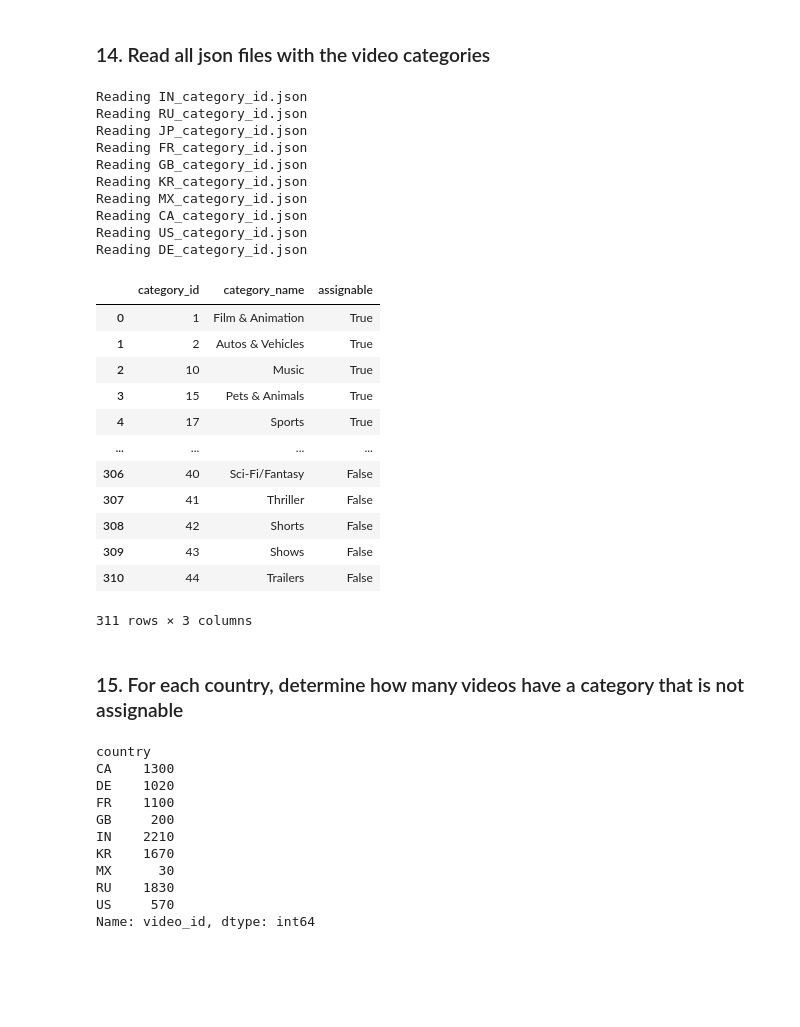
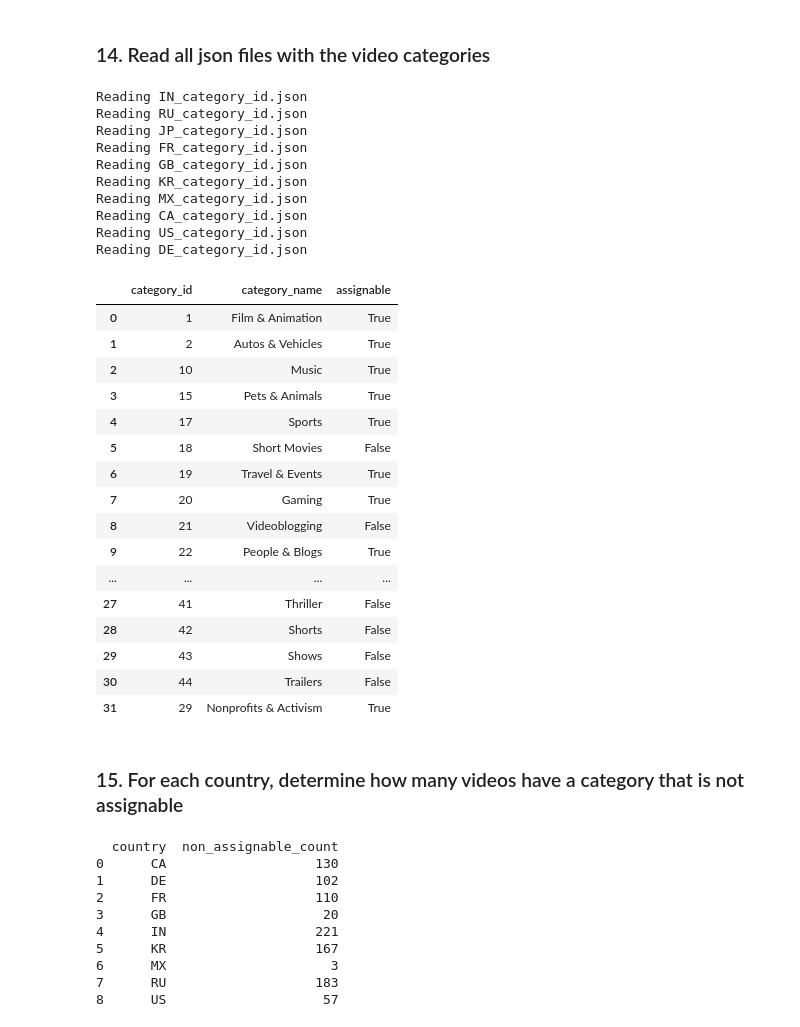
Before and after one commit to meryannjoy/Foundations-of-Computer-Science, a Jupyter notebook: Youtube Trending Notebook.ipynb, the cells around one changed output. Cells and saved outputs as stored; diff of their text form; code cells hidden in the pictures; blank space fills up the shorter version.

Commit message:
drop duplicate

```diff
--- a/Youtube Trending Notebook.ipynb
+++ b/Youtube Trending Notebook.ipynb
@@ -223,9 +223,7 @@ print(df_max_views[['month', 'country', 'video_id','title', 'views']].head())
 # %% [markdown]
 ### 14. Read all json files with the video categories
 # %%
-import os
 import json
-import pandas as pd
 
 json_folder = 'categories'
 df_list = []
@@ -244,40 +242,45 @@ for file in os.listdir(json_folder):
         df_temp = df_temp[['id', 'snippet.title', 'snippet.assignable']]
 
         # Rinominiamo per coerenza con dataframe video
         df_temp.columns = ['category_id', 'category_name', 'assignable']
 
         # Convertiamo category_id in numero intero
         df_temp['category_id'] = df_temp['category_id'].astype(int)
 
         df_list.append(df_temp)
 
 df_categories = pd.concat(df_list, ignore_index=True)
+df_categories = df_categories.drop_duplicates(subset=['category_id']).reset_index(drop=True)
 
 df_categories
 # %% [output]
 Reading IN_category_id.json
 Reading RU_category_id.json
 Reading JP_category_id.json
 Reading FR_category_id.json
 Reading GB_category_id.json
 Reading KR_category_id.json
 Reading MX_category_id.json
 Reading CA_category_id.json
 Reading US_category_id.json
 Reading DE_category_id.json
 |  | category_id | category_name | assignable |
 | 0 | 1 | Film & Animation | True |
 | 1 | 2 | Autos & Vehicles | True |
 | 2 | 10 | Music | True |
 | 3 | 15 | Pets & Animals | True |
 | 4 | 17 | Sports | True |
+| 5 | 18 | Short Movies | False |
+| 6 | 19 | Travel & Events | True |
+| 7 | 20 | Gaming | True |
+| 8 | 21 | Videoblogging | False |
+| 9 | 22 | People & Blogs | True |
 | ... | ... | ... | ... |
-| 306 | 40 | Sci-Fi/Fantasy | False |
-| 307 | 41 | Thriller | False |
-| 308 | 42 | Shorts | False |
-| 309 | 43 | Shows | False |
-| 310 | 44 | Trailers | False |
+| 27 | 41 | Thriller | False |
+| 28 | 42 | Shorts | False |
+| 29 | 43 | Shows | False |
+| 30 | 44 | Trailers | False |
+| 31 | 29 | Nonprofits & Activism | True |
-311 rows × 3 columns
 # %% [markdown]
 ### 15. For each country, determine how many videos have a category that is not assignable
 # %%
@@ -289,14 +292,13 @@ df_not_assignable = (df_merged[df_merged['assignable'] == False]
 )
 print(df_not_assignable)
 # %% [output]
-country
-CA    1300
-DE    1020
-FR    1100
-GB     200
-IN    2210
-KR    1670
-MX      30
-RU    1830
-US     570
-Name: video_id, dtype: int64
+  country  non_assignable_count
+0      CA                   130
+1      DE                   102
+2      FR                   110
+3      GB                    20
+4      IN                   221
+5      KR                   167
+6      MX                     3
+7      RU                   183
+8      US                    57
```
